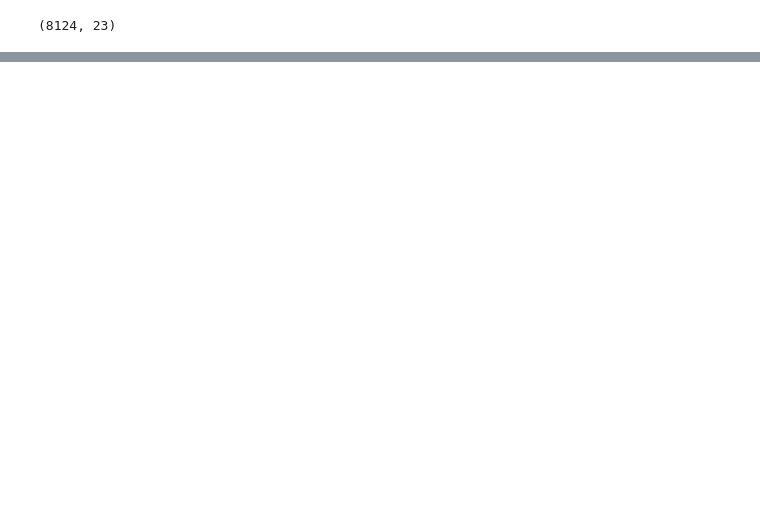
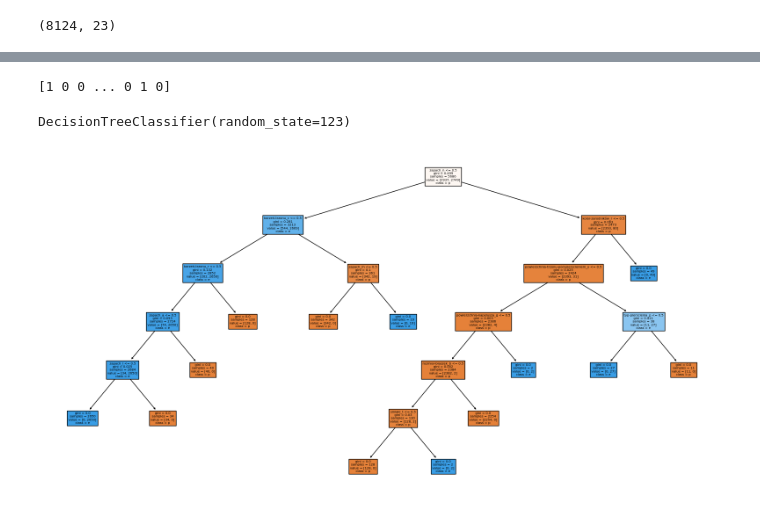
Before and after one commit to JakLjk/mushroomDecisionTree, a Jupyter notebook: Projekt/drzewo_klasyfikacyjne.ipynb, the cells around one changed output, grey strips where cells are left out. Saved outputs shown, nothing was run; the diff lists cells and outputs as text; code cells hidden in the pictures; blank space fills up the shorter version.

Commit message:
Added tree model

```diff
--- a/Projekt/drzewo_klasyfikacyjne.ipynb
+++ b/Projekt/drzewo_klasyfikacyjne.ipynb
@@ -79,0 +96,7 @@ df.shape
+# %%
+X = df.drop('klasa', axis=1)
+y = df['klasa']
+
+# Zamiana atrybutów na wartości numeryczne [0-1]
+X = pd.get_dummies(X)
+X.head()
@@ -79,0 +121,23 @@ df.shape
+# %%
+enkoder_klasy = LabelEncoder()
+y = enkoder_klasy.fit_transform(y)
+print(y)
+# %% [output]
+[1 0 0 ... 0 1 0]
+# %%
+##podział losowy
+# Podział na zbiór treningowy i testowy
+X_train, X_test, y_train, y_test = train_test_split(X, y, test_size=0.3, random_state=123)
+# %%
+######proste drzewo
+decision_tree = DecisionTreeClassifier(random_state=123)
+decision_tree.fit(X_train, y_train)
+# %% [output]
+DecisionTreeClassifier(random_state=123)
+# %%
+# Wizualizacja drzewa decyzyjnego
+plt.figure(figsize=(20, 10))
+plot_tree(decision_tree, feature_names=X.columns, class_names=['p', 'e'], filled=True)
+plt.show()
+# %% [output]
+[figure, added]
```
Also changed, not shown: parts of 16 cells of this notebook, 2 other files.
